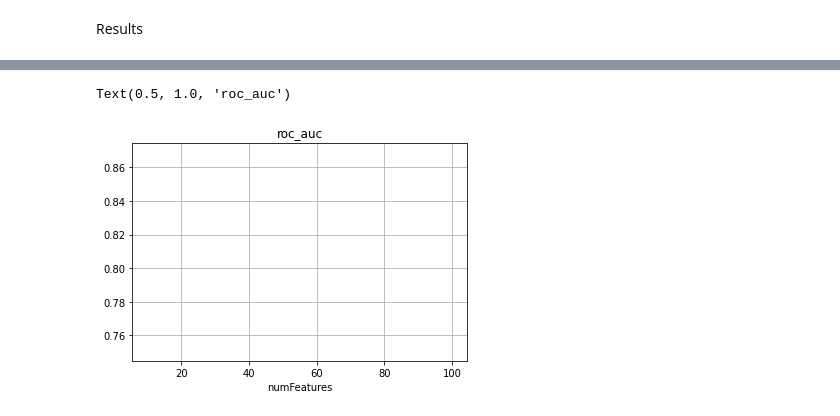
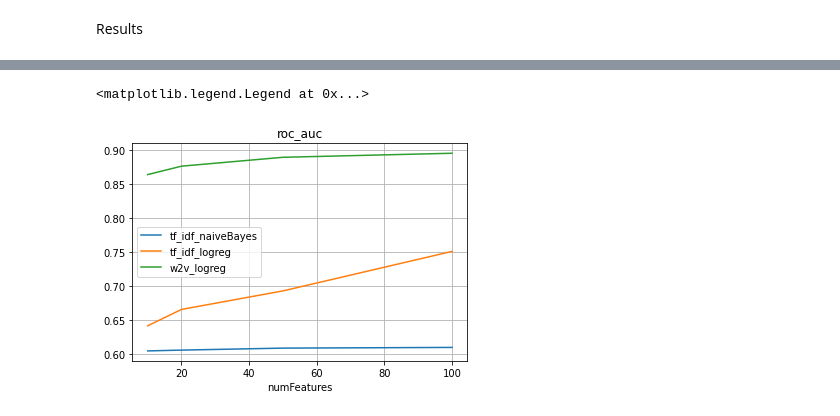
Before and after one commit to ZibyLC/MADE_2022_bigdata_hw5, a Jupyter notebook: hw5.ipynb, the cells around one changed output, grey strips where cells are left out. Drawn from its saved outputs; the diff is of its cells as text; code cells hidden in the pictures.

Commit message:
fix visual

```diff
--- a/hw5.ipynb
+++ b/hw5.ipynb
@@ -142,8 +149,5 @@ KeyboardInterrupt: ignored
 # %% [markdown]
 Results
-# %%
-res['numFeatures'] = res['numFeatures'][:2]
-res['pipe'] = res['pipe'][:2]
 # %%
 df = pd.DataFrame(res)
 df['mean_score'] = df[targets].mean(axis=1)
@@ -156,17 +172,18 @@ df
 # %%
-pipe = 'tf_idf_logreg'
+pipe = 'tf_idf_naiveBayes'
 ax = df[df['pipe'] == pipe]\
     .set_index('numFeatures')\
     .rename(columns={'roc_auc': pipe})['mean_score']\
-    .plot(grid=True, label=model)
+    .plot(grid=True, label=pipe)
 
 for pipe in ['tf_idf_logreg', 'w2v_logreg']:
     df[df['pipe'] == pipe]\
     .set_index('numFeatures')\
     .rename(columns={'roc_auc': pipe})['mean_score']\
-    .plot(grid=True, label=model, ax=ax)
+    .plot(grid=True, label=pipe, ax=ax)
 
 ax.set_title('roc_auc')
+ax.legend()
 # %% [output]
-Text(0.5, 1.0, 'roc_auc')
+<matplotlib.legend.Legend at 0x...>
-[figure, old version]
+[figure, new version]
```
Also changed, not shown: parts of 5 cells of this notebook.
